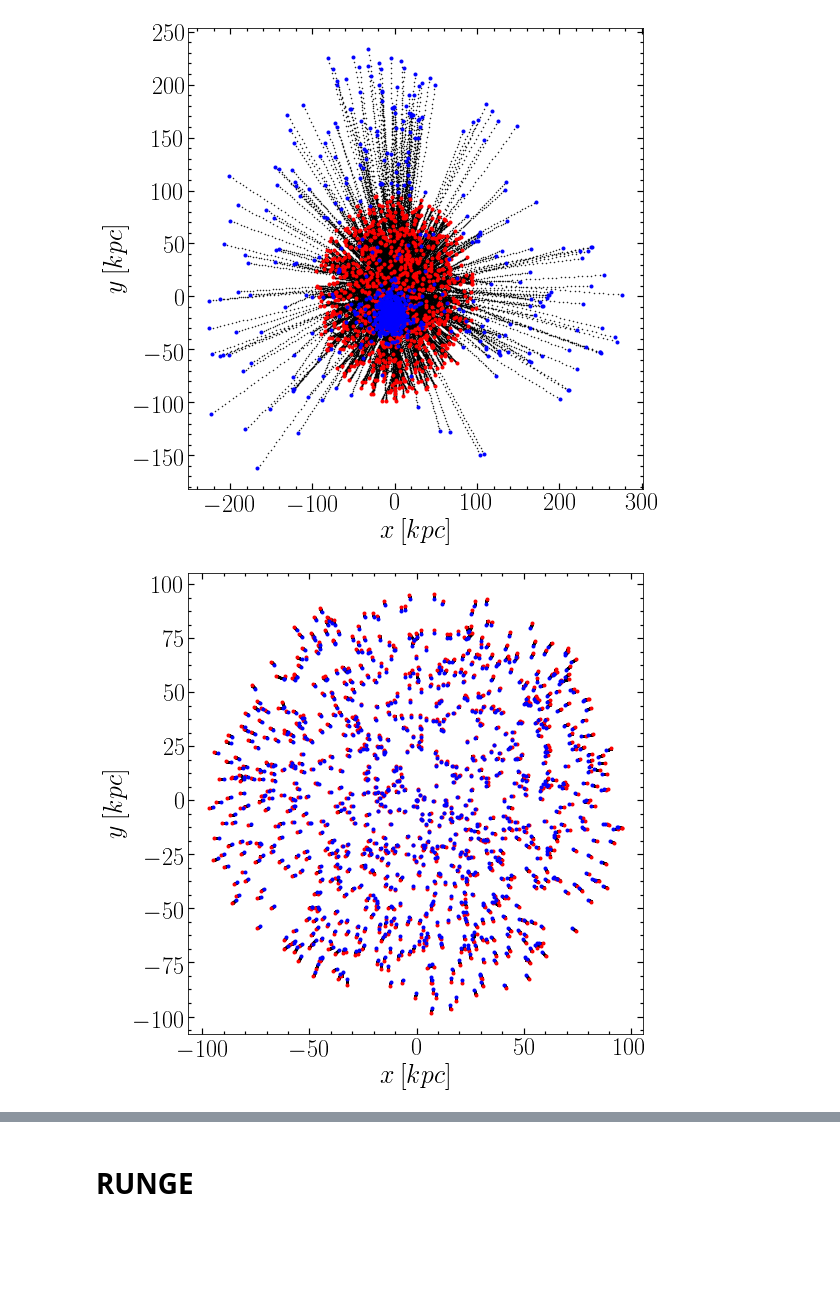
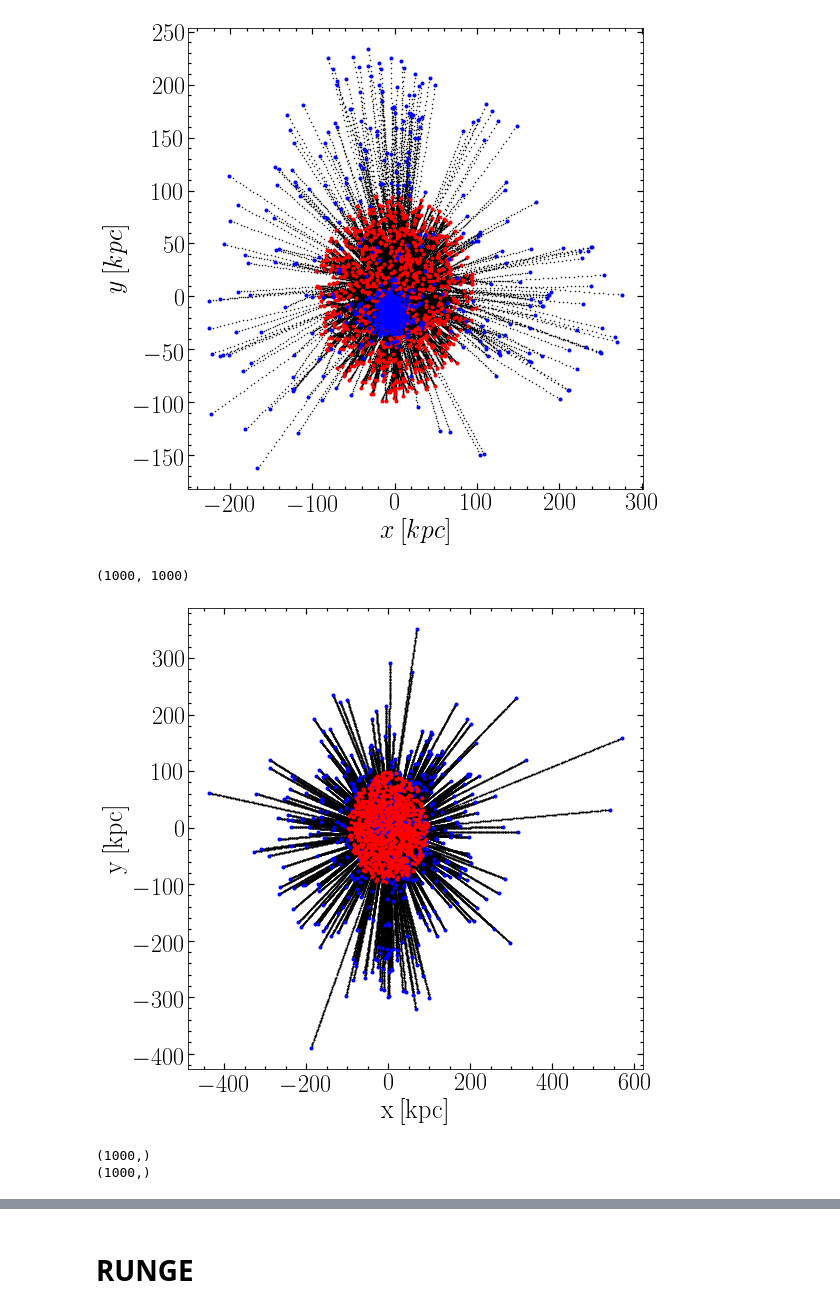
Before and after one commit to ornemarioni/mn2, a Jupyter notebook: N-cuerpos.ipynb, the cells around one changed output, grey strips where cells are left out. Drawn from its saved outputs; the diff is of its cells as text; code cells hidden in the pictures; blank space fills up the shorter version.

```diff
--- a/N-cuerpos.ipynb
+++ b/N-cuerpos.ipynb
@@ -146,27 +134,45 @@ print shape(xf)
 # plt.show()
 # %% [output]
 [figure]
+# %%
+path = '/home/omarioni/mn2/_data/NC/fortran_run/'
+
+posf = np.loadtxt(path+'pos_euler.dat')
+
+xf = posf[:,0:N]
+yf = posf[:,N:2*N]
+zf = posf[:,2*N:3*N]
+
+velf = np.loadtxt(path+'vel_euler.dat')
+
+vxf = velf[:,0:N]
+vyf = velf[:,N:2*N]
+vzf = velf[:,2*N:3*N]
+
+print shape(xf)
+# %% [output]
+(1000, 1000)
 # %%
 from __future__ import unicode_literals
 
 matplotlib.rcParams['text.usetex'] = True
 matplotlib.rcParams['text.latex.unicode'] = True
 
 fig=plt.figure(1, figsize=(8,8))
 fig.subplots_adjust(bottom=0.15, left =0.16, right = 0.95, top = 0.95)
 ax=fig.add_subplot(111)
 ax.plot(xf,yf,'.k', markersize=1)
+ax.plot(xf[-1,:],yf[-1,:],'.b')
 ax.plot(xf[0,:],yf[0,:],'.r')
-ax.plot(xf[-1,:],yf[-1,:],'.b')
 # ax.set_xlim(-apo-10,p+10)
 # ax.set_ylim(-a-10,a+10)
 ax.minorticks_on()
 ax.tick_params( labelsize=24)
 ax.tick_params('both', length=3, width=1.2,which='minor', direction='in', right='on',top='on')
 ax.tick_params('both', length=6, width=1.2,which='major', direction='in', right='on',top='on')
-ax.set_xlabel(r'$x\:[kpc]$', fontsize=26)
-ax.set_ylabel(r'$y\:[kpc]$',fontsize=26)
+ax.set_xlabel(r'$\mathrm{x\:[kpc]}$', fontsize=26)
+ax.set_ylabel(r'$\mathrm{y\:[kpc]}$',fontsize=26)
 # fig.savefig('/home/ornela/Dropbox/AAA_2017/escrito/BAAA_2018_art/fig_05.pdf', dpi = 100)
 plt.show()
 # %% [output]
-[figure, old version]
+[figure, new version]
@@ -172,0 +186,17 @@ plt.show()
+# %%
+U = np.sum(e_pot,axis =1)
+
+print shape(U)
+
+K = (1/2.) * m * (vxf**2 + vyf**2 + vzf**2)
+
+K = np.sum(K,axis=1)
+print shape(K)
+
+E = K - 0.5*U
+
+dE = (E - E[0])/abs(E[0])
+time = dt * np.arange(0,nit,10)
+# %% [output]
+(1000,)
+(1000,)
```
Also changed, not shown: parts of 27 cells of this notebook, 7 other files.
